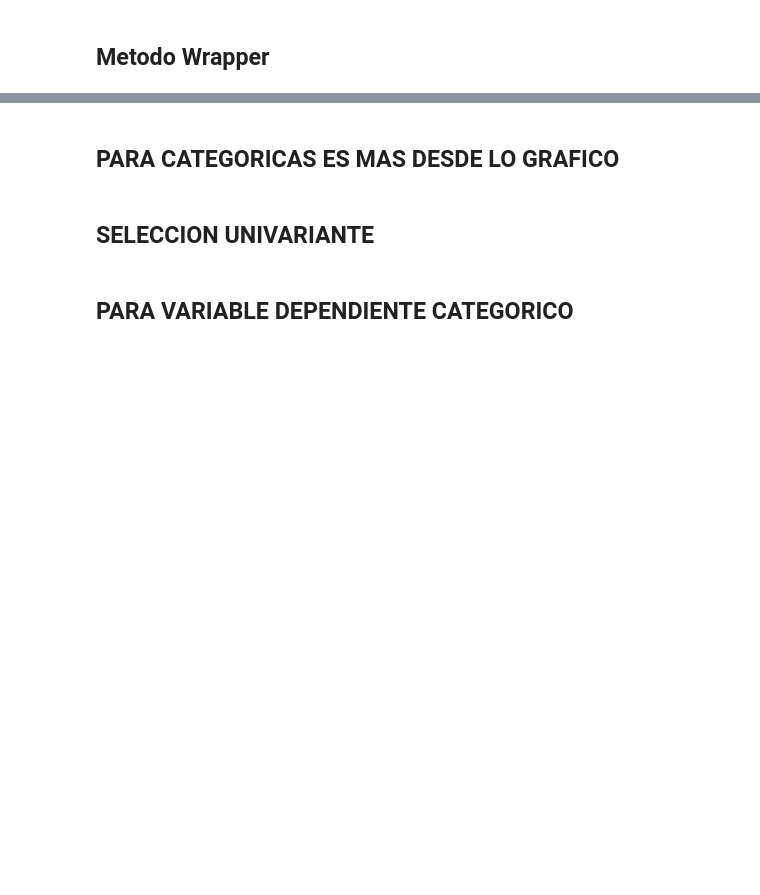
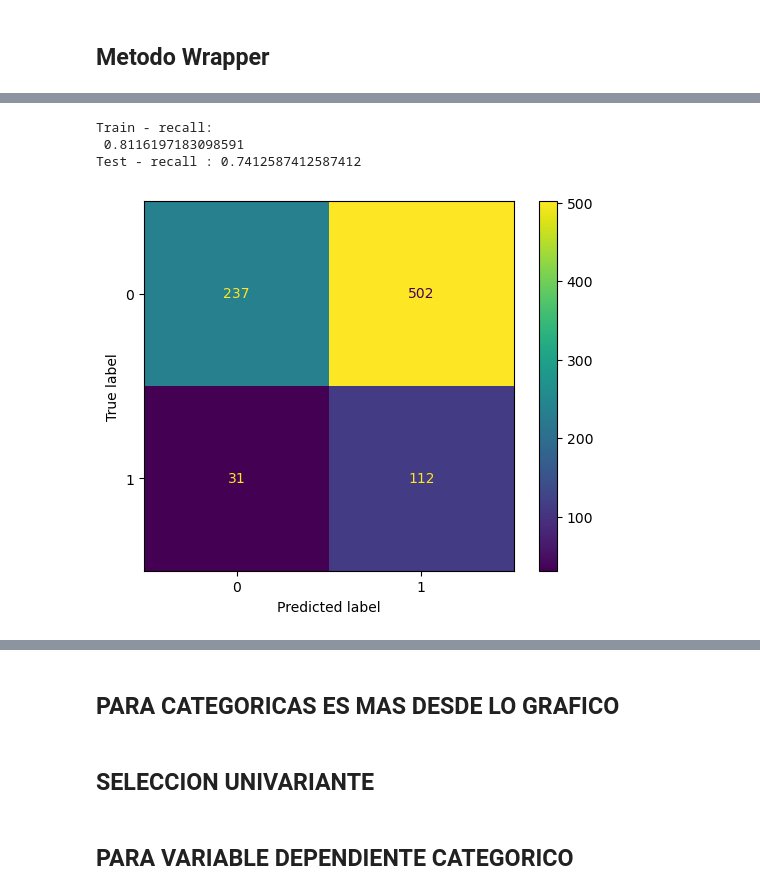
Before and after one commit to CamiloLoaiza12/Analitica2_trabajo1, a Jupyter notebook: Selección_de_variables_y_regularización.ipynb, the cells around one changed output, grey strips where cells are left out. Cells and saved outputs as stored; diff of their text form; code cells hidden in the pictures; blank space fills up the shorter version.

```diff
--- a/Selección_de_variables_y_regularización.ipynb
+++ b/Selección_de_variables_y_regularización.ipynb
@@ -546,0 +631,18 @@ X_train.iloc[:,X_new_class]
+# %%
+from sklearn.metrics import recall_score
+print ("Train - recall:\n", metrics.recall_score(y_train, clf.predict(X_train)))
+print ("Test - recall :", metrics.recall_score(y_test, clf.predict(X_test)))
+# %% [output]
+Train - recall:
+ 0.8116197183098591
+Test - recall : 0.7412587412587412
+# %%
+from sklearn.metrics import confusion_matrix, ConfusionMatrixDisplay
+# Matriz de confusion
+cm= confusion_matrix(y_test, clf.predict(X_test_std))
+# Visualización de la matriz de confusion
+cm_display = ConfusionMatrixDisplay(confusion_matrix = cm)
+cm_display.plot()
+plt.show()
+# %% [output]
+[figure, added]
```
Also changed, not shown: parts of 35 cells of this notebook.
